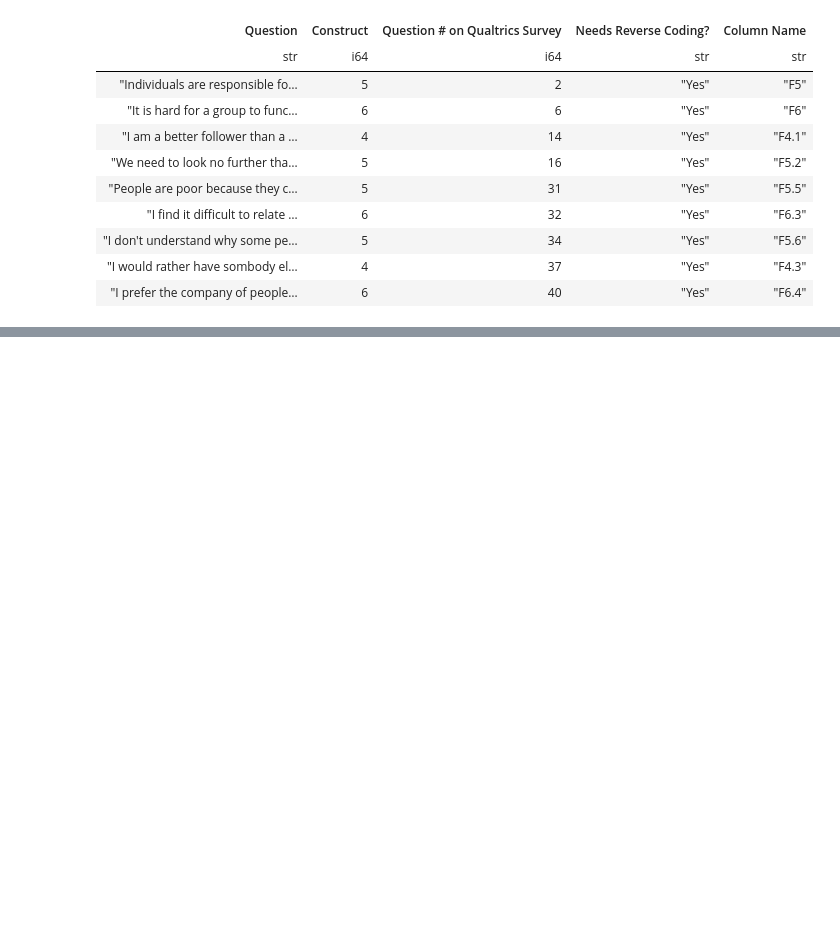
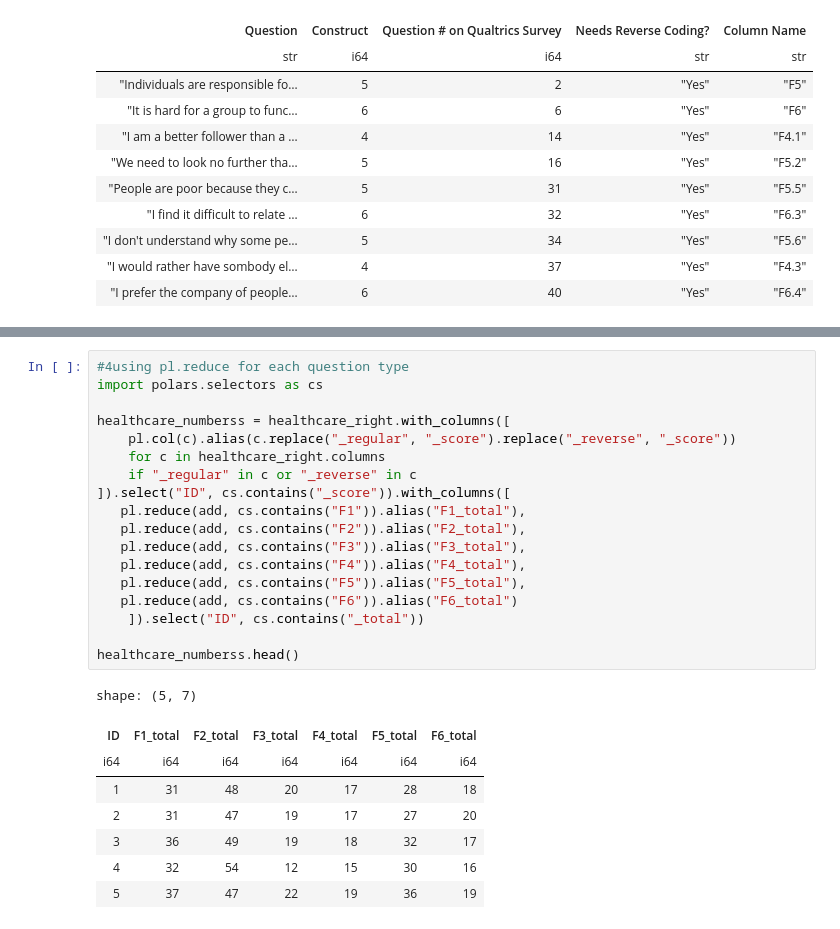
Before and after one commit to piercegritz/lab3, a Jupyter notebook: lab3.ipynb, the cells around one changed output, grey strips where cells are left out. Drawn from its saved outputs; the diff is of its cells as text; blank space fills up the shorter version.

```diff
--- a/lab3.ipynb
+++ b/lab3.ipynb
@@ -87,0 +111,27 @@ ColumnNotFoundError: unable to find column "*_reverse"; valid columns: ["ID", "F
+# %%
+#4using pl.reduce for each question type
+import polars.selectors as cs
+
+healthcare_numberss = healthcare_right.with_columns([
+    pl.col(c).alias(c.replace("_regular", "_score").replace("_reverse", "_score"))
+    for c in healthcare_right.columns
+    if "_regular" in c or "_reverse" in c
+]).select("ID", cs.contains("_score")).with_columns([
+   pl.reduce(add, cs.contains("F1")).alias("F1_total"),
+   pl.reduce(add, cs.contains("F2")).alias("F2_total"),
+   pl.reduce(add, cs.contains("F3")).alias("F3_total"),
+   pl.reduce(add, cs.contains("F4")).alias("F4_total"),
+   pl.reduce(add, cs.contains("F5")).alias("F5_total"),
+   pl.reduce(add, cs.contains("F6")).alias("F6_total")
+    ]).select("ID", cs.contains("_total"))
+
+healthcare_numberss.head()
+# %% [output]
+shape: (5, 7)
+| ID | F1_total | F2_total | F3_total | F4_total | F5_total | F6_total |
+| i64 | i64 | i64 | i64 | i64 | i64 | i64 |
+| 1 | 31 | 48 | 20 | 17 | 28 | 18 |
+| 2 | 31 | 47 | 19 | 17 | 27 | 20 |
+| 3 | 36 | 49 | 19 | 18 | 32 | 17 |
+| 4 | 32 | 54 | 12 | 15 | 30 | 16 |
+| 5 | 37 | 47 | 22 | 19 | 36 | 19 |
```
Also changed, not shown: parts of 8 cells of this notebook.
